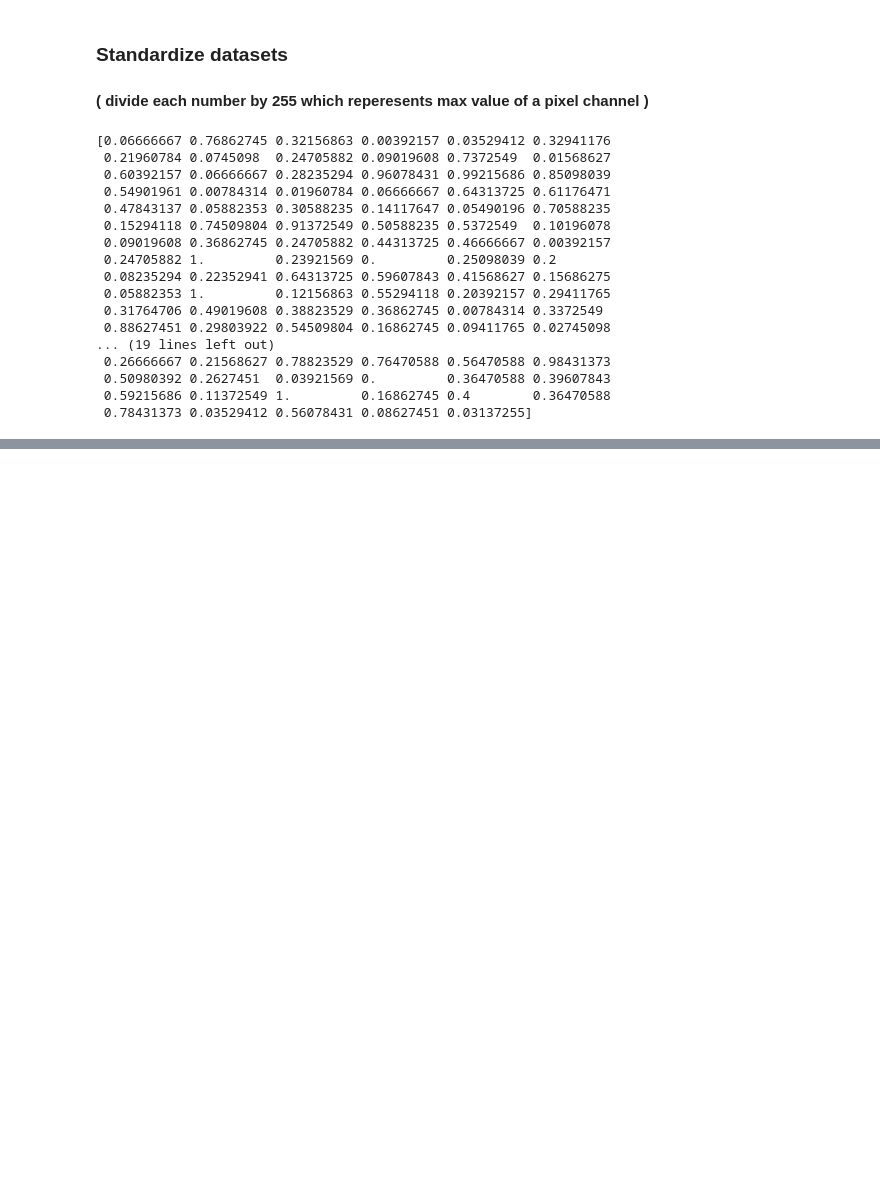
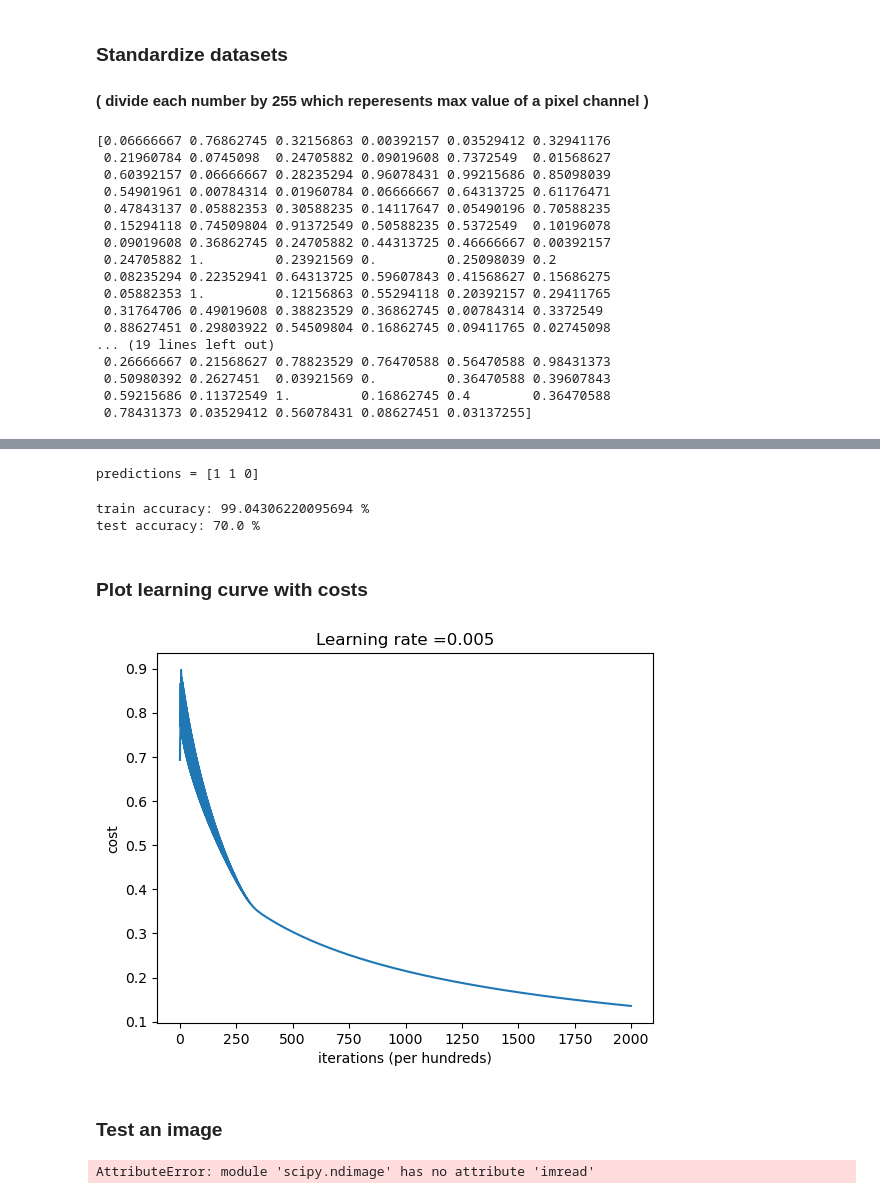
Before and after one commit to ranashamim/Logistic_Regression_Recognize_Cats, a Jupyter notebook: Logistic_Regression.ipynb, the cells around one changed output, grey strips where cells are left out. Saved outputs shown, nothing was run; the diff lists cells and outputs as text; code cells hidden in the pictures; blank space fills up the shorter version.

```diff
--- a/Logistic_Regression.ipynb
+++ b/Logistic_Regression.ipynb
@@ -103,0 +167,8 @@ print(train_set_x[0])
+# %%
+W, b, db, dw, costs = optimize(w, b, X, Y, num_iterations= 100, learning_rate = 0.009)
+
+print ("w = " + str(W))
+print ("b = " + str(b))
+print ("dw = " + str(dw))
+print ("db = " + str(db))
+print("cost (max and min) = " + str(costs[0]) + "-" + str(costs[99]))
@@ -103,0 +193,62 @@ print(train_set_x[0])
+# %%
+w = np.array([[0.1124579],[0.23106775]])
+b = -0.3
+X = np.array([[1.,-1.1,-3.2],[1.2,2.,0.1]])
+print ("predictions = " + str(predict(w, b, X)))
+# %% [output]
+predictions = [1 1 0]
+# %%
+def model(X_train, Y_train, X_test, Y_test, num_iterations = 2000, learning_rate = 0.5):
+
+    w, b = Initialize_zero_vectors(X_train.shape[0])
+    W, b, db, dw, costs = optimize(w, b, X_train, Y_train, num_iterations, learning_rate)
+
+    Y_prediction_test = predict(W, b, X_test)
+    Y_prediction_train = predict(W, b, X_train)
+
+    print("train accuracy: {} %".format(100 - np.mean(np.abs(Y_prediction_train - Y_train)) * 100))
+    print("test accuracy: {} %".format(100 - np.mean(np.abs(Y_prediction_test - Y_test)) * 100))
+
+
+    d = {"costs": costs,
+         "Y_prediction_test": Y_prediction_test,
+         "Y_prediction_train" : Y_prediction_train,
+         "w" : w,
+         "b" : b,
+         "learning_rate" : learning_rate,
+         "num_iterations": num_iterations}
+
+    return d
+# %%
+d = model(train_set_x, trainset_y, test_set_x, testset_y, num_iterations = 2000, learning_rate = 0.005)
+# %% [output]
+train accuracy: 99.04306220095694 %
+test accuracy: 70.0 %
+# %% [markdown]
+### Plot learning curve with costs
+# %%
+costs = np.squeeze(d['costs'])
+plt.plot(costs)
+plt.ylabel('cost')
+plt.xlabel('iterations (per hundreds)')
+plt.title("Learning rate =" + str(d["learning_rate"]))
+plt.show()
+# %% [output]
+[figure, added]
+# %% [markdown]
+### Test an image
+# %%
+my_image = "Data/catTest.jpeg"   # change this to the name of your image file
+## END CODE HERE ##
+
+# We preprocess the image to fit your algorithm.
+fname = "images/" + my_image
+image = np.array(ndimage.imread(fname, flatten=False))
+image = image/255.
+my_image = scipy.misc.imresize(image, size=(num_px,num_px)).reshape((1, num_px*num_px*3)).T
+my_predicted_image = predict(d["w"], d["b"], my_image)
+
+plt.imshow(image)
+print("y = " + str(np.squeeze(my_predicted_image)) + ", your algorithm predicts a \"" + classes[int(np.squeeze(my_predicted_image)),].decode("utf-8") +  "\" picture.")
+# %% [output]
+AttributeError: module 'scipy.ndimage' has no attribute 'imread'
```
Also changed, not shown: parts of 10 cells of this notebook, 1 other file.
